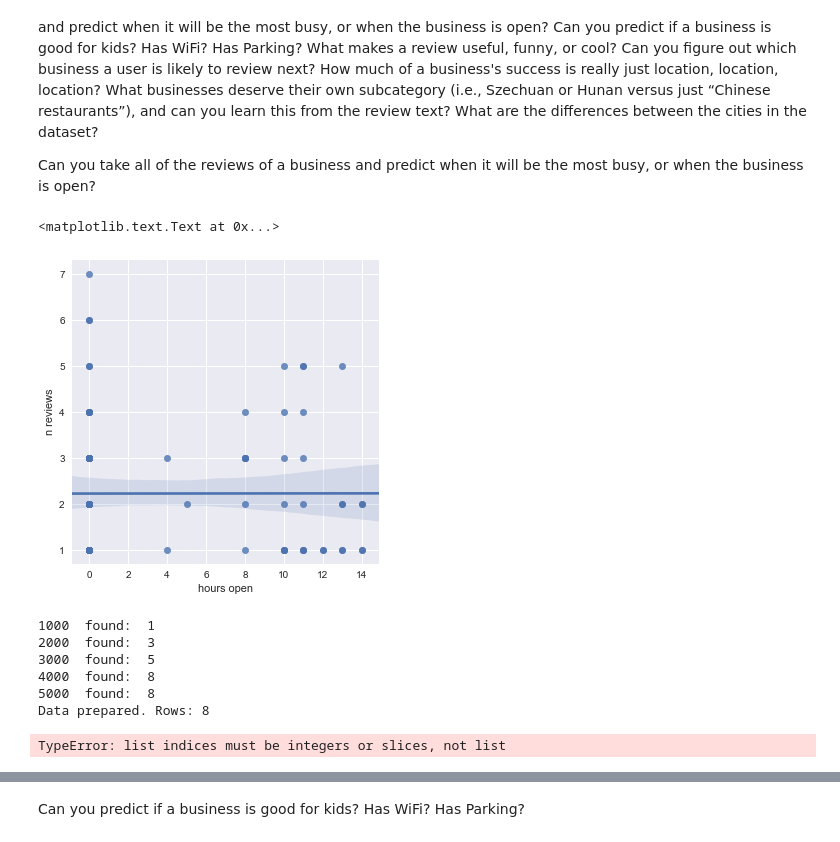
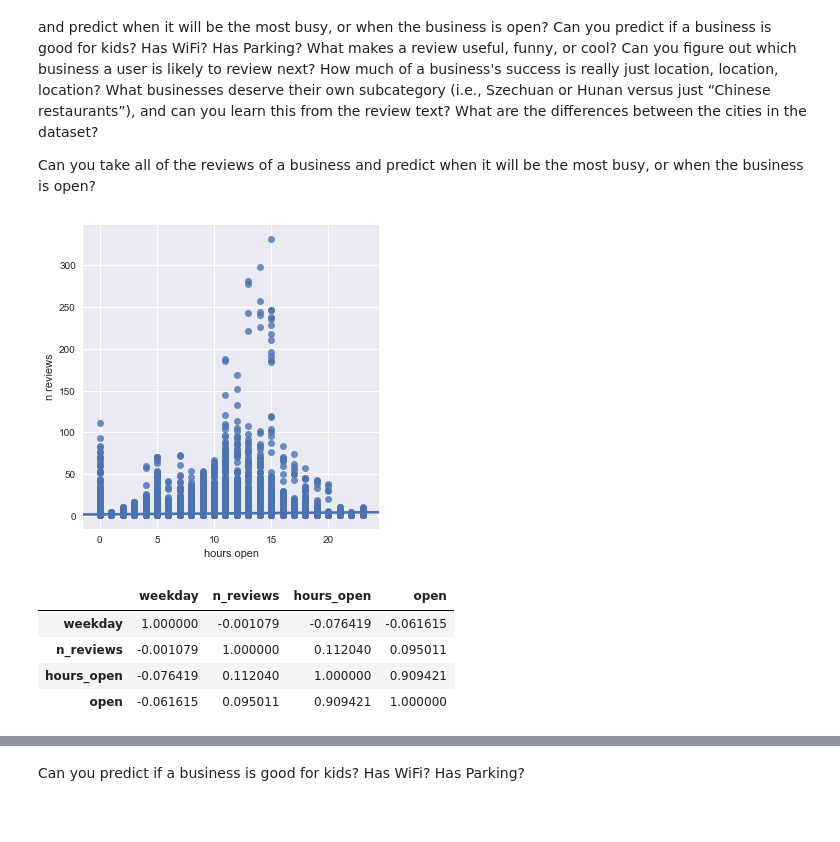
Before and after one commit to fdelia/yelp-challenge, a Jupyter notebook: 1_data_exploration.ipynb, the cells around one changed output, grey strips where cells are left out. Drawn from its saved outputs; the diff is of its cells as text; code cells hidden in the pictures.

```diff
--- a/1_data_exploration.ipynb
+++ b/1_data_exploration.ipynb
@@ -23,10 +20,11 @@ import os; import json; import fileinput
 # %%
 st = time()
 fileinput.close() # sometimes fileinput is already active
+
 def load_file(filename, transformer=None):
     data_dir = "yelp_dataset_challenge_round9"
     filepath = os.path.join(data_dir, filename)
-    max_lines = 5000
+    max_lines = 250000
 
     data = []
     for line in fileinput.input(filepath):
@@ -246,55 +244,28 @@ How well can you guess a review's rating from its text alone? Can you take all o
 
 Can you take all of the reviews of a business and predict when it will be the most busy, or when the business is open?
 # %%
-X = []; y = []
-
+# prepare data
 reviews = df_review.groupby(['business_id', 'weekday']).size().to_frame('n_reviews').reset_index()
 reviews = reviews.merge(df_bus[['business_id', 'opening_hours']])
 reviews['hours_open'] = reviews.apply(lambda x: x['opening_hours'][x['weekday']], axis=1)
-
-reviews.head(20)
+def is_open(hours):
+    if hours > 0: return 1
+    else: return 0
+reviews['open'] = reviews['hours_open'].apply(is_open)
 
 sns.lmplot('hours_open', 'n_reviews', data=reviews,
            fit_reg=True)
 plt.xlabel('hours open')
 plt.ylabel('n reviews')
+plt.show()
+
+reviews.corr()
+#reviews.groupby('open').size()
 # %% [output]
-<matplotlib.text.Text at 0x...>
-[figure, old version]
+[figure, new version]
+|  | weekday | n_reviews | hours_open | open |
+| weekday | 1.000000 | -0.001079 | -0.076419 | -0.061615 |
+| n_reviews | -0.001079 | 1.000000 | 0.112040 | 0.095011 |
+| hours_open | -0.076419 | 0.112040 | 1.000000 | 0.909421 |
+| open | -0.061615 | 0.095011 | 0.909421 | 1.000000 |
-# %%
-# TODO too slow, use groupby etc.
-X = []; y = []
-for i, row in df_bus.iterrows():
-    if not row['hours']: continue
-
-    # Since the opening times change sometimes we ignore "old" reviews
-    # slow part
-    s = df_review[(df_review['business_id'] == row['business_id']) &
-                  (df_review['date'] > datetime(2012, 1, 1))].groupby('weekday').size()
-    if len(s)>0:
-        # X
-        review_days = pd.Series(s, index=range(0, 7)).fillna(0).astype(np.int8)
-        X.append(review_days)
-        # add text
-
-        # y
-        y.append(row['opening_hours']) # classification problem
-    if i%1000==0 and i>0: print(i, ' found: ', len(X))
-
-print('Data prepared. Rows: {}'.format(len(X)))
-from sklearn.model_selection import train_test_split
-X_train, X_test, y_train, y_test = train_test_split(X, y, test_size=0.2, random_state=999)
-
-# Possibilities:
-# date of review -> weekday
-# no reviews on this weekday -> probably not open
-# how about the hours of being open?
-# %% [output]
-1000  found:  1
-2000  found:  3
-3000  found:  5
-4000  found:  8
-5000  found:  8
-Data prepared. Rows: 8
-TypeError: list indices must be integers or slices, not list
 # %%
```
Also changed, not shown: parts of 5 cells of this notebook.
